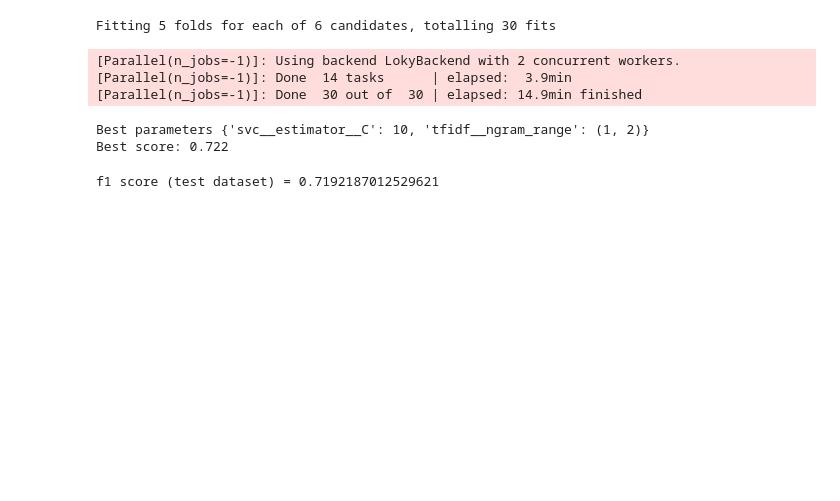
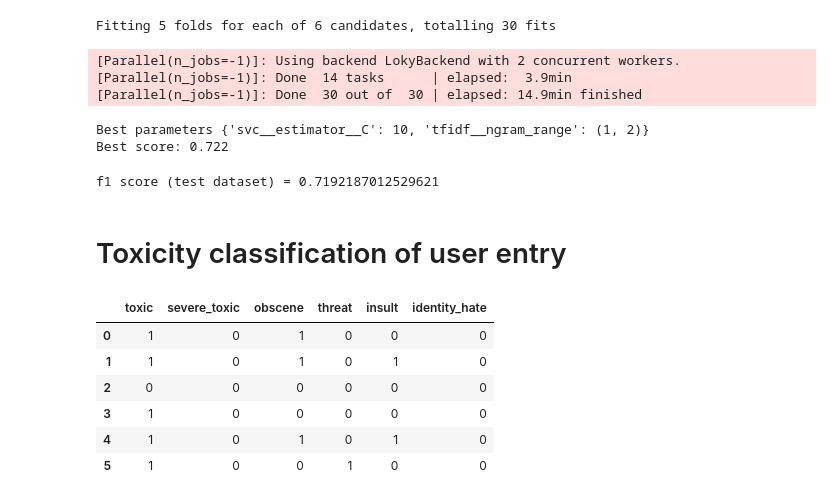
Before and after one commit to e-vdb/toxic-comment-classification, a Jupyter notebook: toxicCommentClassification.ipynb, the cells around one changed output. Cells and saved outputs as stored; diff of their text form; code cells hidden in the pictures; blank space fills up the shorter version.

```diff
--- a/toxicCommentClassification.ipynb
+++ b/toxicCommentClassification.ipynb
@@ -367,3 +371,17 @@ y_test_pred=grid_clf_tfidf_SVC.predict(X_test)
 print("f1 score (test dataset) = {}".format(f1_score(y_test, y_test_pred, average='weighted')))
 # %% [output]
 f1 score (test dataset) = 0.7192187012529621
+# %% [markdown]
+# Toxicity classification of user entry
+# %%
+entry=["Fuck you","Bastard","I do not agree with you","Go to hell","Son of a bitch","I'm gonna kill you"]
+output=pd.DataFrame(grid_clfSVC.predict(entry),columns=categories)
+output
+# %% [output]
+|  | toxic | severe_toxic | obscene | threat | insult | identity_hate |
+| 0 | 1 | 0 | 1 | 0 | 0 | 0 |
+| 1 | 1 | 0 | 1 | 0 | 1 | 0 |
+| 2 | 0 | 0 | 0 | 0 | 0 | 0 |
+| 3 | 1 | 0 | 0 | 0 | 0 | 0 |
+| 4 | 1 | 0 | 1 | 0 | 1 | 0 |
+| 5 | 1 | 0 | 0 | 1 | 0 | 0 |
```
Also changed, not shown: parts of 5 cells of this notebook.
